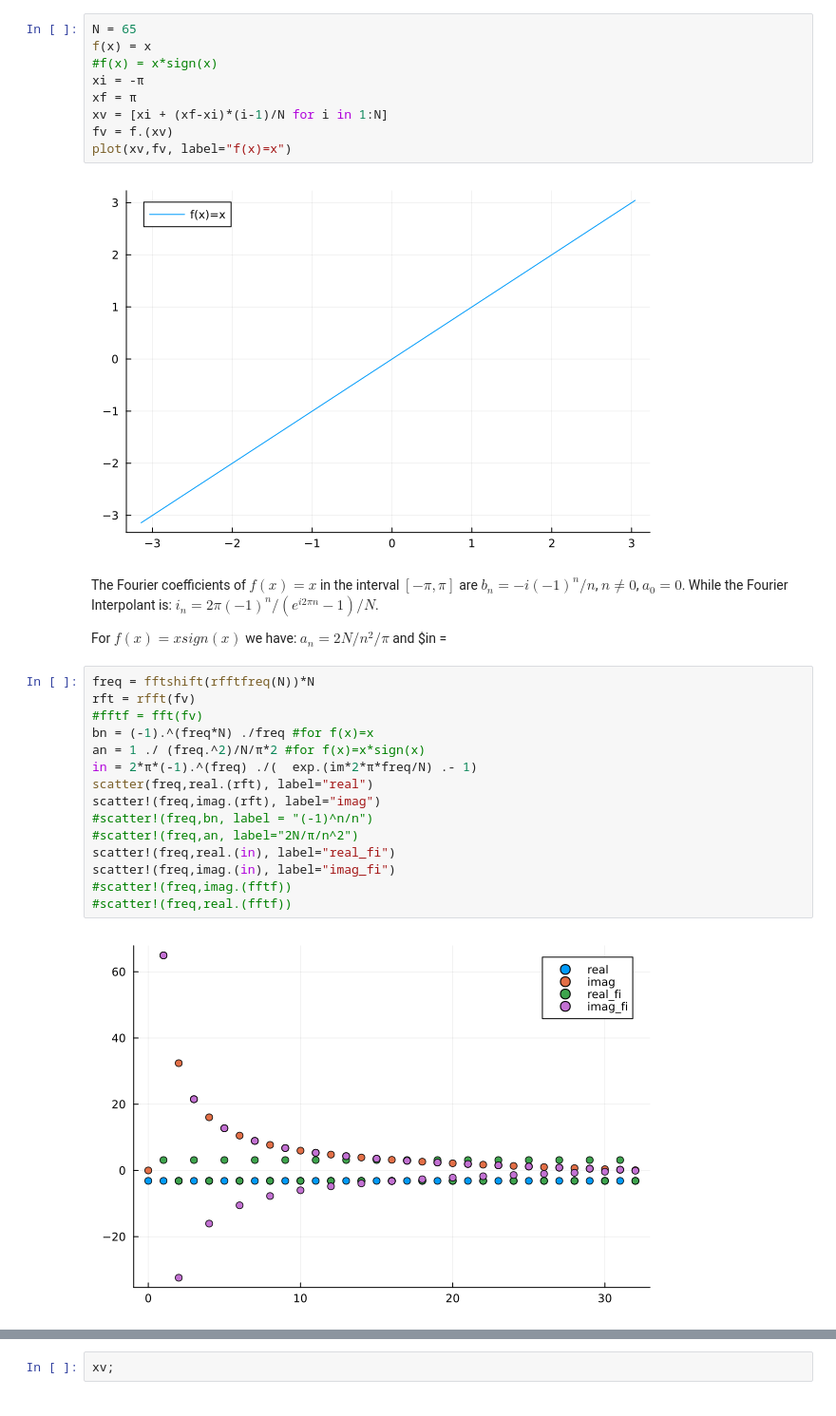
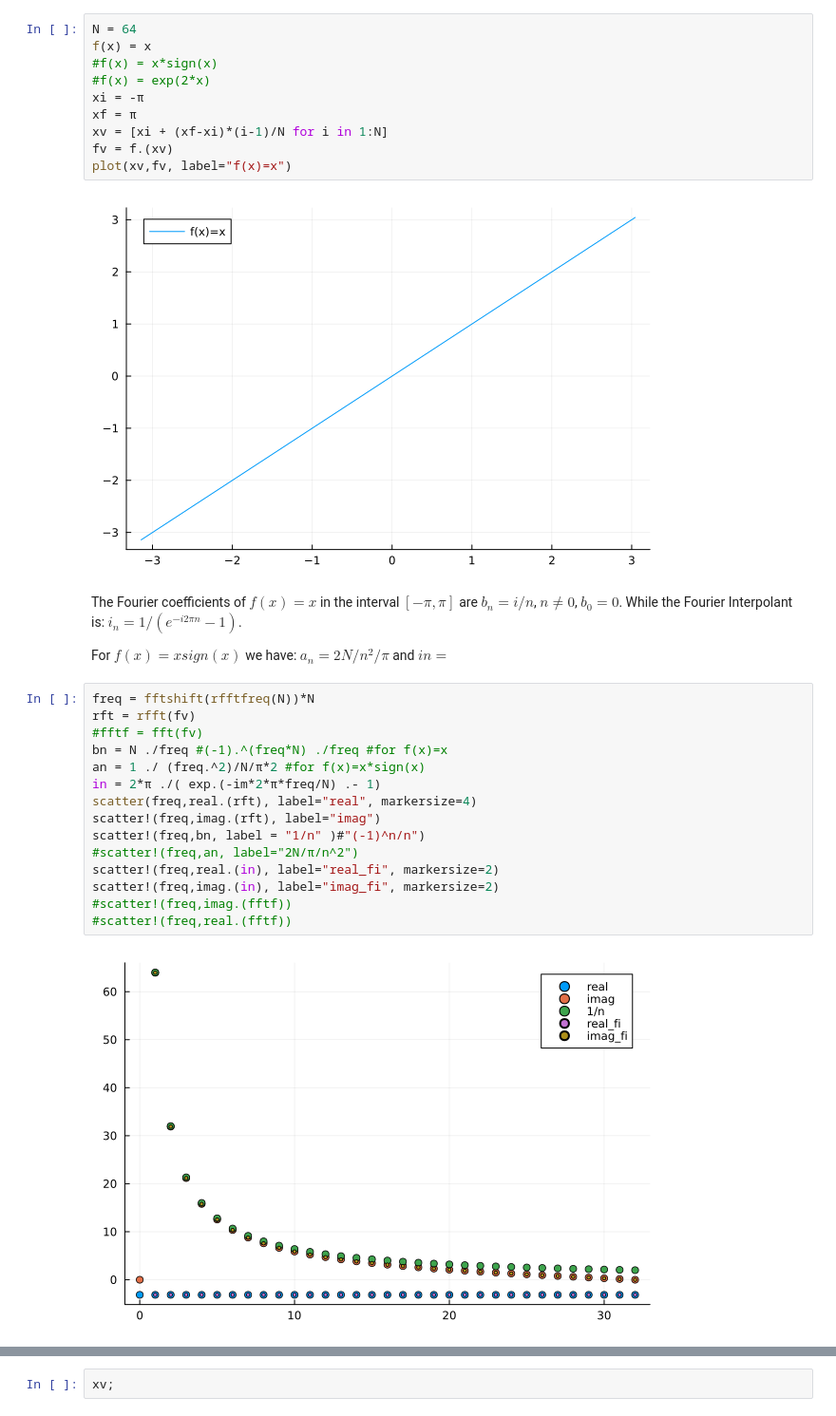
Before and after one commit to reula/PDE, a Jupyter notebook: homework/04/Fourier.ipynb, the cells around one changed output, grey strips where cells are left out. Shown at 95% size. Saved outputs shown, nothing was run; the diff lists cells and outputs as text.

```diff
--- a/homework/04/Fourier.ipynb
+++ b/homework/04/Fourier.ipynb
@@ -47,9 +47,10 @@ Pkg.instantiate()
 using FFTW
 using Plots
 # %%
-N = 65
+N = 64
 f(x) = x
 #f(x) = x*sign(x)
+#f(x) = exp(2*x)
 xi = -π
 xf = π
 xv = [xi + (xf-xi)*(i-1)/N for i in 1:N]
@@ -58,23 +59,23 @@ plot(xv,fv, label="f(x)=x")
 # %% [output]
 [figure]
 # %% [markdown]
-The Fourier coefficients of $f(x)=x$ in the interval $[-π,π]$ are $b_n=-i(-1)^n/n$, $n\neq 0$, $a_0 = 0$. While the Fourier Interpolant is: $i_n = 2π(-1)^n/(e^{i2πn}-1)/N$.
+The Fourier coefficients of $f(x)=x$ in the interval $[-π,π]$ are $b_n=i/n$, $n\neq 0$, $b_0 = 0$. While the Fourier Interpolant is: $i_n = 1/(e^{-i2πn}-1)$.
 
-For $f(x)=xsign(x)$ we have: $a_n = 2N/n^2/π$ and $in =
+For $f(x)=xsign(x)$ we have: $a_n = 2N/n^2/π$ and $in =  $
 # %%
 freq = fftshift(rfftfreq(N))*N
 rft = rfft(fv)
 #fftf = fft(fv)
-bn = (-1).^(freq*N) ./freq #for f(x)=x
+bn = N ./freq #(-1).^(freq*N) ./freq #for f(x)=x
 an = 1 ./ (freq.^2)/N/π*2 #for f(x)=x*sign(x)
-in = 2*π*(-1).^(freq) ./(  exp.(im*2*π*freq/N) .- 1)
-scatter(freq,real.(rft), label="real")
+in = 2*π ./( exp.(-im*2*π*freq/N) .- 1)
+scatter(freq,real.(rft), label="real", markersize=4)
 scatter!(freq,imag.(rft), label="imag")
-#scatter!(freq,bn, label = "(-1)^n/n")
+scatter!(freq,bn, label = "1/n" )#"(-1)^n/n")
 #scatter!(freq,an, label="2N/π/n^2")
-scatter!(freq,real.(in), label="real_fi")
-scatter!(freq,imag.(in), label="imag_fi")
+scatter!(freq,real.(in), label="real_fi", markersize=2)
+scatter!(freq,imag.(in), label="imag_fi", markersize=2)
 #scatter!(freq,imag.(fftf))
 #scatter!(freq,real.(fftf))
 # %% [output]
-[figure, old version]
+[figure, new version]
```
Also changed, not shown: parts of 12 cells of this notebook.
